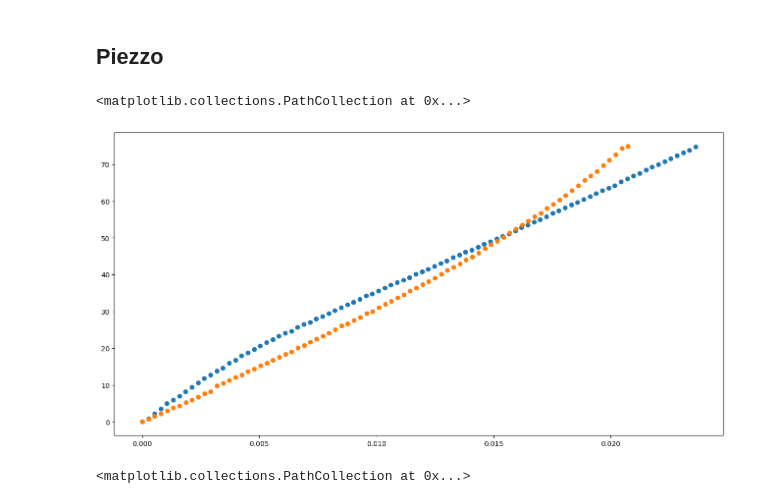
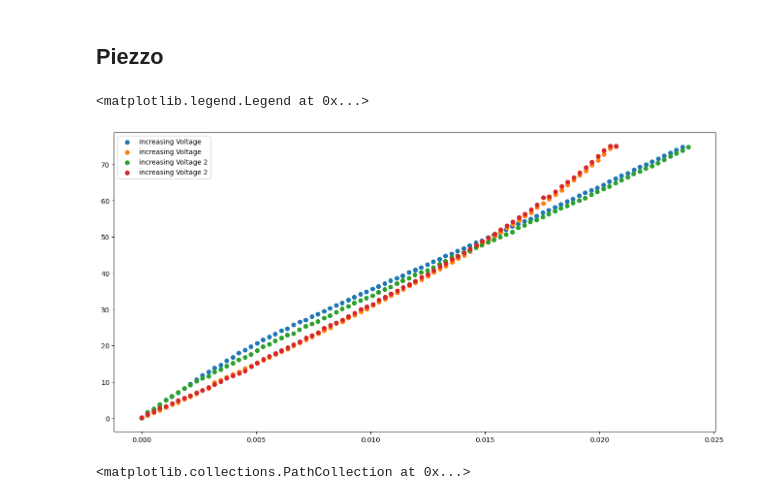
Before and after one commit to Naderschah/Msc_Physics, a Jupyter notebook: PreMaster_PhysLab3/INFn/data_processing.ipynb, the cells around one changed output. Drawn from its saved outputs; the diff is of its cells as text; code cells hidden in the pictures.

```diff
--- a/PreMaster_PhysLab3/INFn/data_processing.ipynb
+++ b/PreMaster_PhysLab3/INFn/data_processing.ipynb
@@ -17,0 +9,12 @@ disp_to_wavelength(N, delx)
+# %%
+# Determining the wavelength
+def disp_to_wavelength(N, delx):
+    """Returns wavelength from displacement and fringe count"""
+    return 2*delx/N
+
+# (N fringes, del x in mm)
+N_delx = [(20,(10.5+2.5)*0.0005),(30,15*0.0005), (50,22*0.0005), (20,12*0.0005), (40,20*0.0005), (50, 19*0.0005), (30,14*0.0005), (39,21*0.0005), (36,20.5*0.0005), (20,9.5*0.0005)]
+delx = np.array([i[1] for i in N_delx])
+N = np.array([i[0] for i in N_delx])
+comp_wavelength = disp_to_wavelength(N, delx)
+np.mean(comp_wavelength)*1e6,np.std(comp_wavelength)*1e6
@@ -121,25 +136,44 @@ det_piezzo_down = [74.4,72.72,71.19,69.78,68.17,66.98,65.65,64.26,62.86,61.63,60
 det_piezzo_up_double = [3.31,5.73,8.04,10.26,12.58,14.90,16.81,18.93,20.95,22.76,24.67,26.59,28.4,30.32,32.03,33.84,35.76,37.27,38.78,40.69,42.5,44.11,45.82,47.34,49.15,50.75,52.47,54.08,55.78,57.50,59.01,60.81,62.53,64.22,65.95,67.68,69.27,70.99,72.79,74.5]
 # And back down start74.56V
 det_piezzo_down_double = [72.37,70.64,67.73,65.12,62.51,59.8,57.48,55.15,52.84,50.83, 48.61,46.51,44.48,42.47,40.66,38.45,36.74,34.11,32.1,30.38,28.57,27.27,25.35,23.73,21.74,19.91,18.10,16.59,14.98,13.66,12.77,11.36,9.54,8.03,6.61,4.89,3.41,2.17,0.66]
+# %%
+# Seci.bd run
+det_piezzo_up_2 = [1.61,2.62,3.83,5.04,6.05,7.16,8.16,9.17,10.18,10.99,11.59,12.70,13.41,14.41,15.23,16.13,16.73,17.64,18.65,19.66,20.46,21.27,22.18,22.88,23.38,24.39,25.30,26,26.70,27.60,28.30,29.30,30.14,30.84,31.74,32.45,33.15,33.76,34.77,35.47,36.18,37.10,37.89,38.60,39.50,40.21,40.81,41.61,42.52,43.33,44.4,44.74,45.74,46.25,47.06,47.77,48.57,49.17,49.98,50.69,51.39,52.50,53.20,54.11,54.70,55.42,56.23,57.13,57.84,58.55,59.34,60.05,60.75,61.66,62.47,63.27,63.97,64.89,65.68,66.48,67.40,68.10,68.9,69.60,70.3,71.3,72.2,73.01,73.82,74.73,]
+det_piezzo_down_2 = [75, 73.81,72.28,70.68,69.16,67.67,66.27,65.13,63.94,62.4,61.12,60.9,58.8,57.47,56.24,55.37,54.16,53.06,52.06,50.84,49.74,48.74,47.71,46.61,45.61,44.70,43.80,42.58,41.78,40.77,39.67,38.86,37.84,36.93,36.03,35.14,34.32,33.32,32.52,31.41,30.70,29.99,28.98,28.08,27.07,26.26,25.56,24.76,23.64,22.84,22.14,21.12,20.23,19.51,18.70,17.80,17.10,16.30,15.19,14.18,13.06,12.36,11.66,10.97,10.06,9.33,8.44,7.72,7.03,6.22,5.52,4.82,4.01,3.31,2.68,1.80,1.09,0.19]
 # %%
 # Plot TODO: Redo
 fig = plt.figure(figsize=(16,8))
 det_piezzo_up_ws = [0.02]+det_piezzo_up
 piezzo_up_dist = np.linspace(0,len(det_piezzo_up)+1,len(det_piezzo_up)+1)
 piezzo_up_dist = fringe_to_dist(wavelength, piezzo_up_dist)
 piezzo_up_dist = [i for i in piezzo_up_dist]
 
 plt.scatter(piezzo_up_dist, det_piezzo_up_ws,label='increasing Voltage')
 
 det_piezzo_down_ws = [74.9]+det_piezzo_down
 piezzo_down_dist = np.linspace(0,len(det_piezzo_down)+1,len(det_piezzo_down)+1)
 piezzo_down_dist = fringe_to_dist(wavelength, piezzo_down_dist)
 piezzo_down_dist = [max(piezzo_down_dist)-i for i in piezzo_down_dist]
 
 plt.scatter(piezzo_down_dist, det_piezzo_down_ws,label='increasing Voltage')
+
+det_piezzo_up_ws = [0]+det_piezzo_up_2
+piezzo_up_dist = np.linspace(0,len(det_piezzo_up_2)+1,len(det_piezzo_up_2)+1)
+piezzo_up_dist = fringe_to_dist(wavelength, piezzo_up_dist)
+piezzo_up_dist = [i for i in piezzo_up_dist]
+
+plt.scatter(piezzo_up_dist, det_piezzo_up_ws,label='increasing Voltage 2')
+
+det_piezzo_down_ws = [75]+det_piezzo_down_2
+piezzo_down_dist = np.linspace(0,len(det_piezzo_down_2)+1,len(det_piezzo_down_2)+1)
+piezzo_down_dist = fringe_to_dist(wavelength, piezzo_down_dist)
+piezzo_down_dist = [max(piezzo_down_dist)-i for i in piezzo_down_dist]
+
+plt.scatter(piezzo_down_dist, det_piezzo_down_ws,label='increasing Voltage 2')
+plt.legend()
 # %% [output]
-<matplotlib.collections.PathCollection at 0x...>
+<matplotlib.legend.Legend at 0x...>
-[figure, old version]
+[figure, new version]
 # %%
 # Plot
 fig = plt.figure(figsize=(16,8))
```
Also changed, not shown: parts of 10 cells of this notebook.
